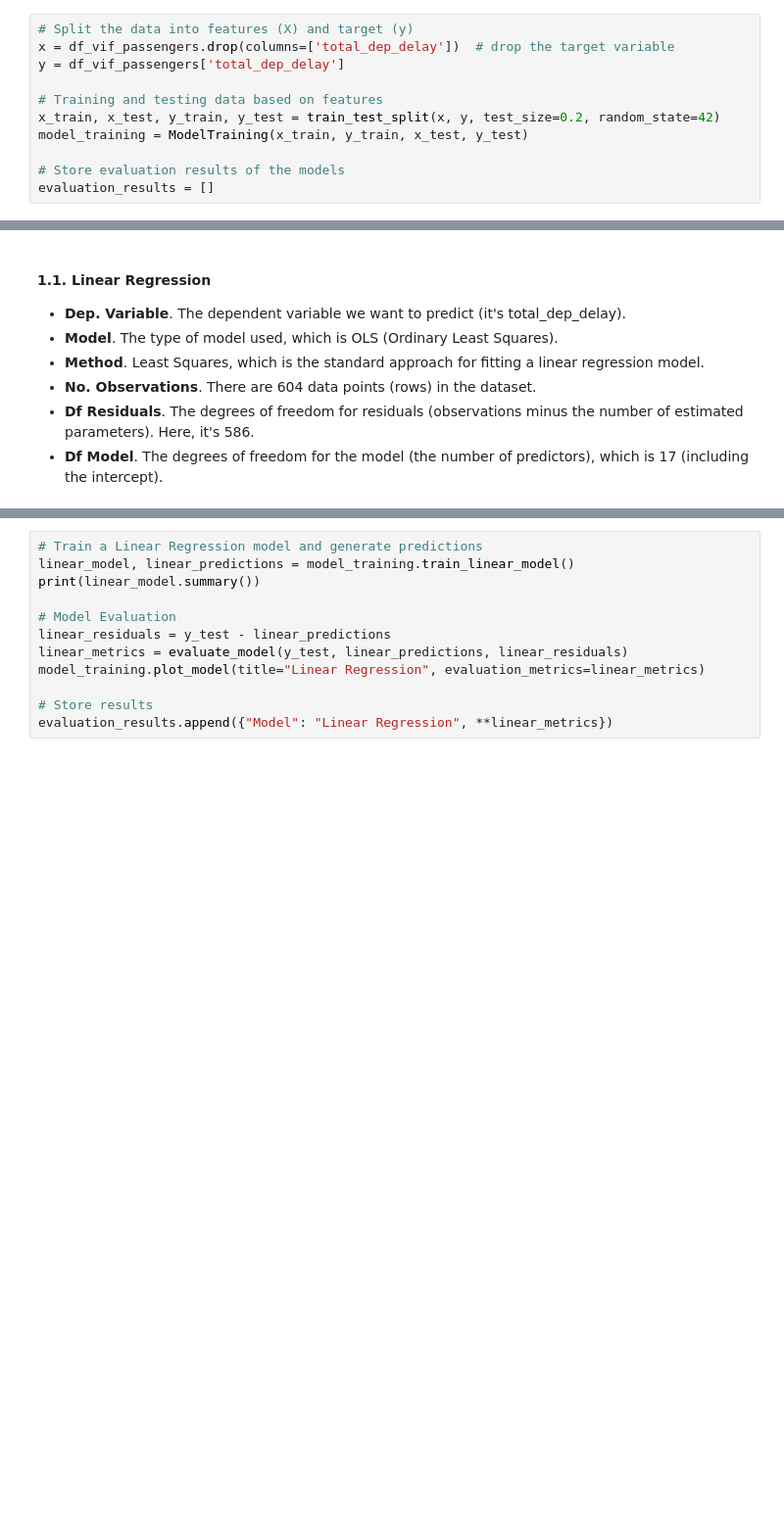
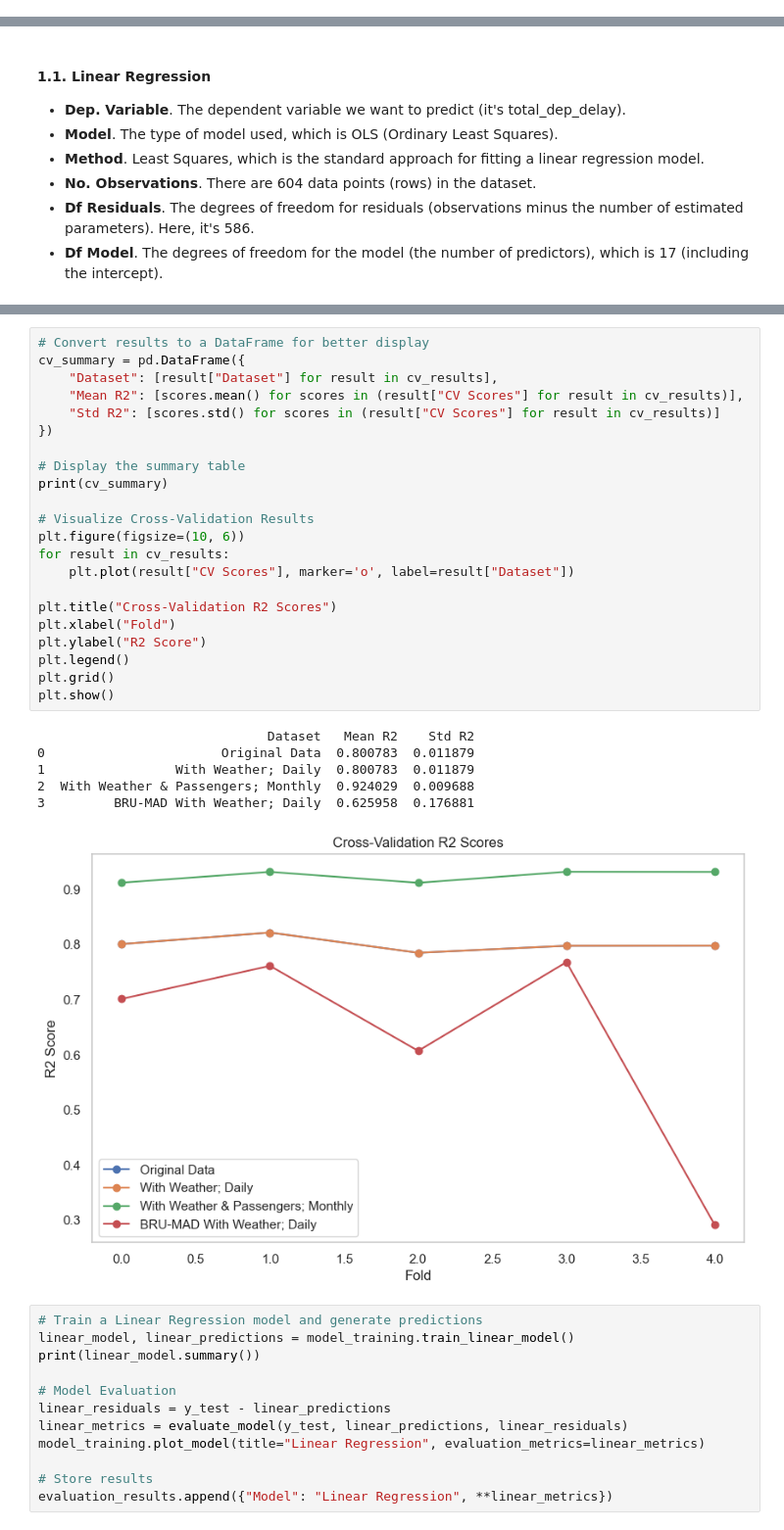
Before and after one commit to DT-Service-Consulting/avstats, a Jupyter notebook: avstats/AvStats_ML.ipynb, the cells around one changed output, grey strips where cells are left out. Shown at 98% size. Drawn from its saved outputs; the diff is of its cells as text; blank space fills up the shorter version.

Commit message:
Cross-Validation Scores
- plot for the cross-validation scores with each one of the data frames

```diff
--- a/avstats/AvStats_ML.ipynb
+++ b/avstats/AvStats_ML.ipynb
@@ -98,14 +82,3 @@ df_weather_daily
 # %% [markdown]
 ### **1. Machine Learning Models**
 First, linear regression will be used since it provides a **quick initial understanding** of the relationship between the predictors (independent) and the target variable (dependent). It's useful to detect **multicollinearity** (correlation between features) and to see if a **simple model** is enough to get good results before moving to complex ones, such as Random Forest.
-# %%
-# Split the data into features (X) and target (y)
-x = df_vif_passengers.drop(columns=['total_dep_delay'])  # drop the target variable
-y = df_vif_passengers['total_dep_delay']
-
-# Training and testing data based on features
-x_train, x_test, y_train, y_test = train_test_split(x, y, test_size=0.2, random_state=42)
-model_training = ModelTraining(x_train, y_train, x_test, y_test)
-
-# Store evaluation results of the models
-evaluation_results = []
@@ -254,6 +138,35 @@ plt.tight_layout()
 plt.show()
 # %% [output]
 [figure]
+# %%
+# Convert results to a DataFrame for better display
+cv_summary = pd.DataFrame({
+    "Dataset": [result["Dataset"] for result in cv_results],
+    "Mean R2": [scores.mean() for scores in (result["CV Scores"] for result in cv_results)],
+    "Std R2": [scores.std() for scores in (result["CV Scores"] for result in cv_results)]
+})
+
+# Display the summary table
+print(cv_summary)
+
+# Visualize Cross-Validation Results
+plt.figure(figsize=(10, 6))
+for result in cv_results:
+    plt.plot(result["CV Scores"], marker='o', label=result["Dataset"])
+
+plt.title("Cross-Validation R2 Scores")
+plt.xlabel("Fold")
+plt.ylabel("R2 Score")
+plt.legend()
+plt.grid()
+plt.show()
+# %% [output]
+                              Dataset   Mean R2    Std R2
+0                       Original Data  0.800783  0.011879
+1                 With Weather; Daily  0.800783  0.011879
+2  With Weather & Passengers; Monthly  0.924029  0.009688
+3         BRU-MAD With Weather; Daily  0.625958  0.176881
+[figure, added]
 # %%
 # Train a Linear Regression model and generate predictions
 linear_model, linear_predictions = model_training.train_linear_model()
```
Also changed, not shown: parts of 5 cells of this notebook, 2 other files.
